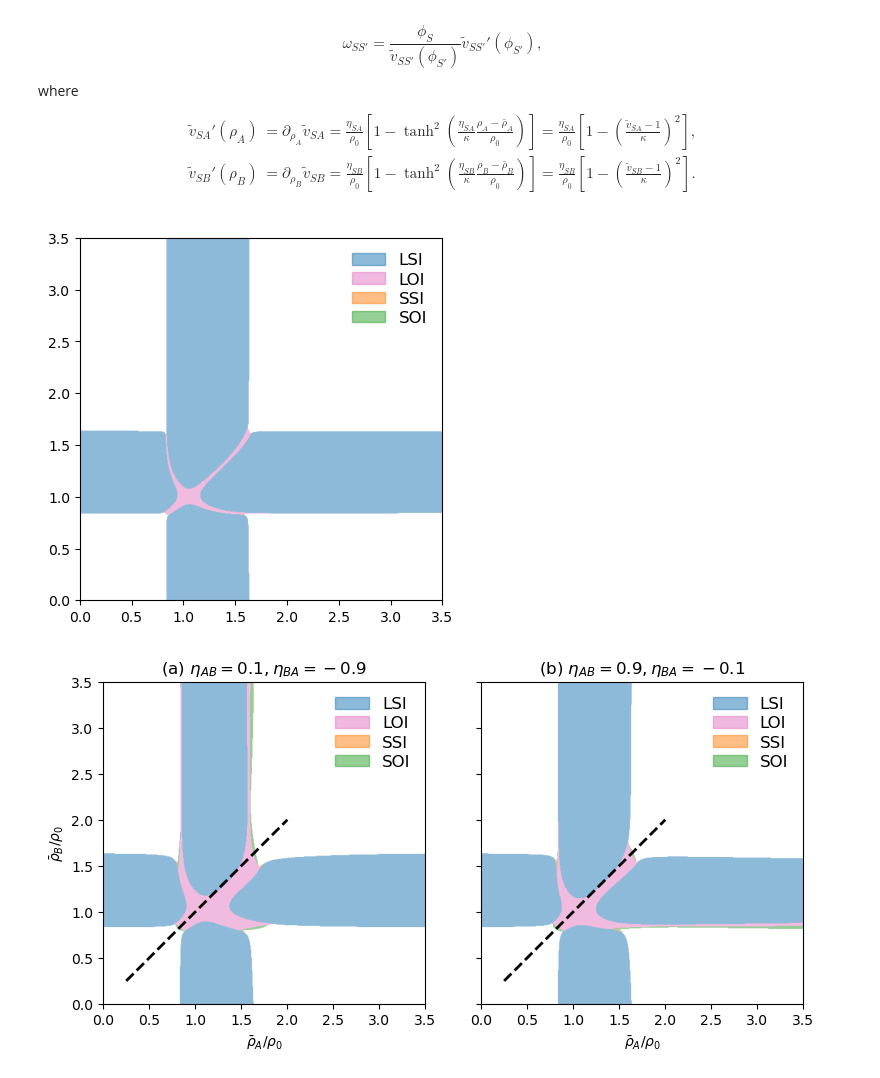
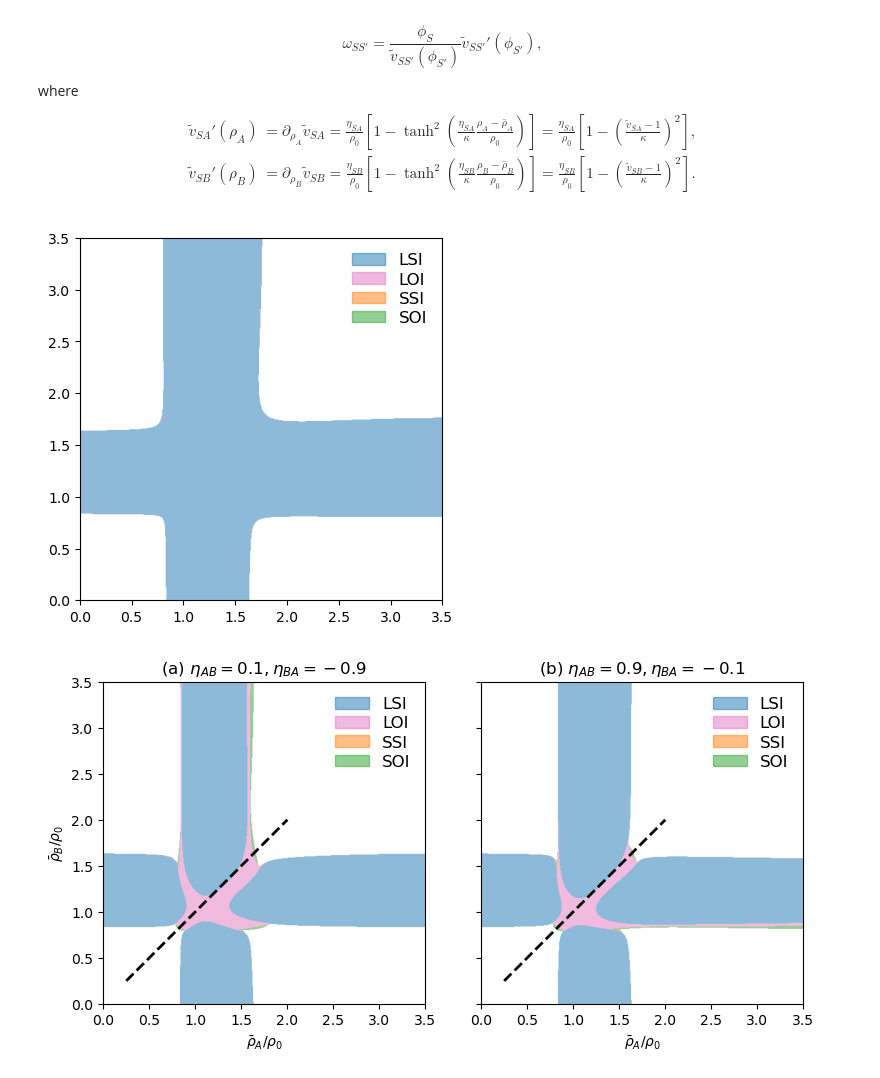
Before and after one commit to skyline-nju/PDE, a Jupyter notebook: Linear_instability/general_PD_comp.ipynb, the cells around one changed output. Saved outputs shown, nothing was run; the diff lists cells and outputs as text; code cells hidden in the pictures.

Commit message:
plot binodals for NRQS

```diff
--- a/Linear_instability/general_PD_comp.ipynb
+++ b/Linear_instability/general_PD_comp.ipynb
@@ -240,36 +240,36 @@ def plot_PD_composition_Turing(state, extent, xlim=None, ylim=None, ax=None, fil
         else:
             ax.plot(x, y, c="tab:green", lw=1)
 
     if xlim is None:
         xlim = [extent[0], extent[1]]
     if ylim is None:
         ylim = [extent[2], extent[3]]
     ax.set_xlim(xlim[0], xlim[1])
     ax.set_ylim(ylim[0], ylim[1])
     if flag_show:
         plt.show()
         plt.close()
 
 
 Dr_A = Dr_B = 0.1
 etaAA = -2
 etaBB = -2
 # etaAB = 0.95
 # etaBA = -0.05
 
-etaAB = 0.99
-etaBA = -0.01
+etaAB = -0.25
+etaBA = -0.25
 bar_rho_A = 1
 bar_rho_B = 1
 bar_vA = 1
 bar_vB = 1
 # plot_PD_composition(etaAA, etaAB, etaBA, etaBB, Dr, Dr, 1, 1, qmax=2.5, Nq=400, resolution=2000)
 extent, state, q_range = get_PD_composition_data(etaAA, etaAB, etaBA, etaBB, Dr_A, Dr_B, bar_rho_A, bar_rho_B, bar_vA, bar_vB, qmax=2.5, Nq=400, resolution=600)
 # plot_PD_composition(state, extent, xlim=[0, 3.5], ylim=[0, 3.5])
 
 plot_state(state, extent, xlim=[0, 3.5], ylim=[0, 3.5])
 # %% [output]
-[figure, old version]
+[figure, new version]
 # %%
 Dr_A = Dr_B = 0.1
 etaAA = -2
```
Also changed, not shown: 2 other files.
